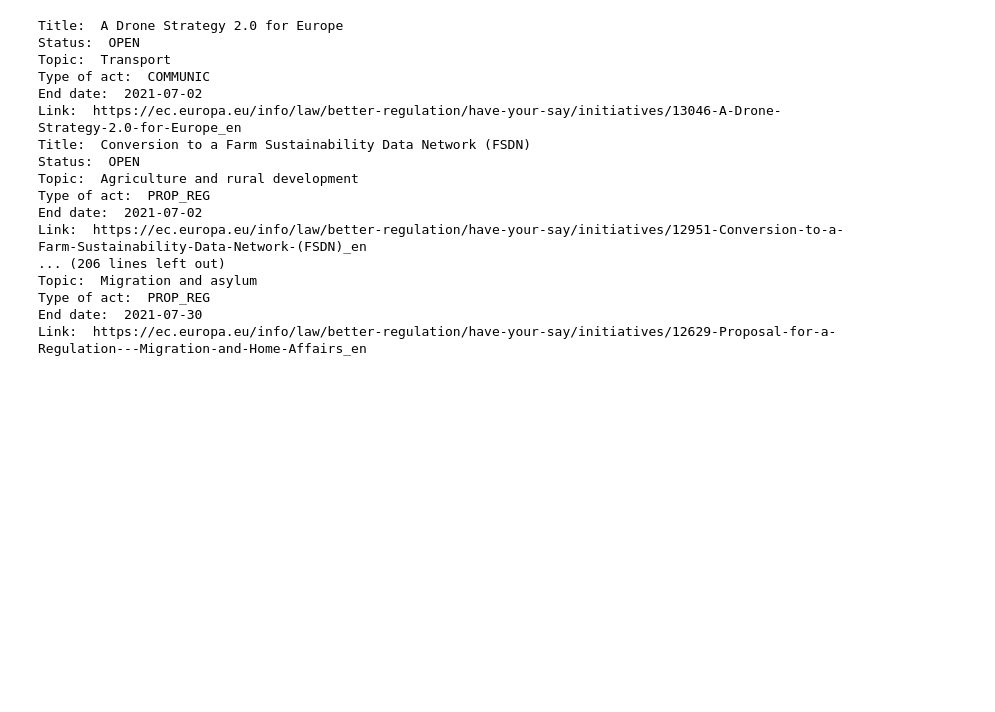
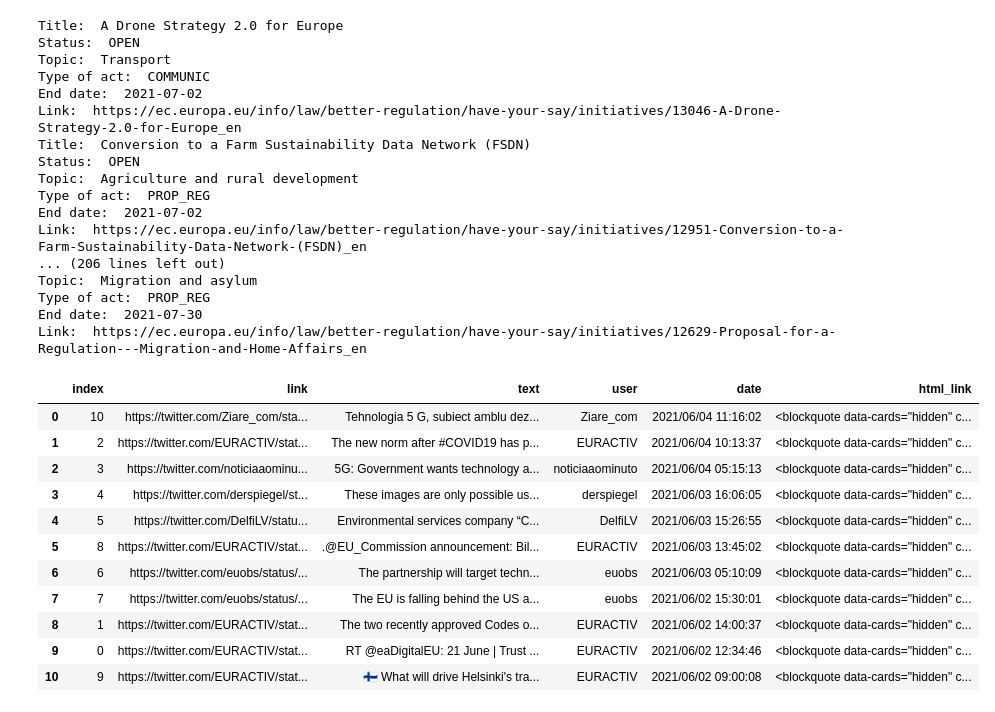
Before and after one commit to EstefaniaVB/LexAI, a Jupyter notebook: notebooks/Streamlit.ipynb, the cells around one changed output. Cells and saved outputs as stored; diff of their text form; code cells hidden in the pictures; blank space fills up the shorter version.

```diff
--- a/notebooks/Streamlit.ipynb
+++ b/notebooks/Streamlit.ipynb
@@ -487,0 +514,36 @@ Link:  https://ec.europa.eu/info/law/better-regulation/have-your-say/initiatives
+# %%
+lexai_url = "http://35.223.18.2/indexes/twitter_politicians/search"
+result = requests.get(lexai_url,params=params,headers=headers).json()
+# %%
+params=dict(q="Technology", limit =20000)
+
+def get_news():
+    lexai_url = "http://35.223.18.2/indexes/twitter_press/search"
+    result = requests.get(lexai_url,params=params,headers=headers).json()
+    info=[]
+    for i in result["hits"]:
+        link = i["link"]
+        if i["text_en"]:
+            text= i["text_en"]
+        else:
+            text= i["text"]
+        user= i["user"]
+        date= i["date"]
+        html_link = f'<blockquote data-cards="hidden" class="twitter-tweet" data-height="10%" data-width="100%"> <p lang="en" dir="ltr">{text}.<a href={link}</a></p>&mdash; {user} (@{user}) <a href={link}>{date}</a> <script async src="https://platform.twitter.com/widgets.js" charset="utf-8"></script>'
+        info.append({"link":link,"text":text,"user":user,"date":date,"html_link":html_link})
+    return pd.DataFrame(info).sort_values(by="date", ascending=False).reset_index()
+# %%
+get_news()
+# %% [output]
+|  | index | link | text | user | date | html_link |
+| 0 | 10 | https://twitter.com/Ziare_com/sta... | Tehnologia 5 G, subiect amblu dez... | Ziare_com | 2021/06/04 11:16:02 | <blockquote data-cards="hidden" c... |
+| 1 | 2 | https://twitter.com/EURACTIV/stat... | The new norm after #COVID19 has p... | EURACTIV | 2021/06/04 10:13:37 | <blockquote data-cards="hidden" c... |
+| 2 | 3 | https://twitter.com/noticiaaominu... | 5G: Government wants technology a... | noticiaaominuto | 2021/06/04 05:15:13 | <blockquote data-cards="hidden" c... |
+| 3 | 4 | https://twitter.com/derspiegel/st... | These images are only possible us... | derspiegel | 2021/06/03 16:06:05 | <blockquote data-cards="hidden" c... |
+| 4 | 5 | https://twitter.com/DelfiLV/statu... | Environmental services company “C... | DelfiLV | 2021/06/03 15:26:55 | <blockquote data-cards="hidden" c... |
+| 5 | 8 | https://twitter.com/EURACTIV/stat... | .@EU_Commission announcement: Bil... | EURACTIV | 2021/06/03 13:45:02 | <blockquote data-cards="hidden" c... |
+| 6 | 6 | https://twitter.com/euobs/status/... | The partnership will target techn... | euobs | 2021/06/03 05:10:09 | <blockquote data-cards="hidden" c... |
+| 7 | 7 | https://twitter.com/euobs/status/... | The EU is falling behind the US a... | euobs | 2021/06/02 15:30:01 | <blockquote data-cards="hidden" c... |
+| 8 | 1 | https://twitter.com/EURACTIV/stat... | The two recently approved Codes o... | EURACTIV | 2021/06/02 14:00:37 | <blockquote data-cards="hidden" c... |
+| 9 | 0 | https://twitter.com/EURACTIV/stat... | RT @eaDigitalEU: 21 June | Trust ... | EURACTIV | 2021/06/02 12:34:46 | <blockquote data-cards="hidden" c... |
+| 10 | 9 | https://twitter.com/EURACTIV/stat... | 🇫🇮 What will drive Helsinki's tra... | EURACTIV | 2021/06/02 09:00:08 | <blockquote data-cards="hidden" c... |
```
Also changed, not shown: parts of 15 cells of this notebook, 2 other files.
